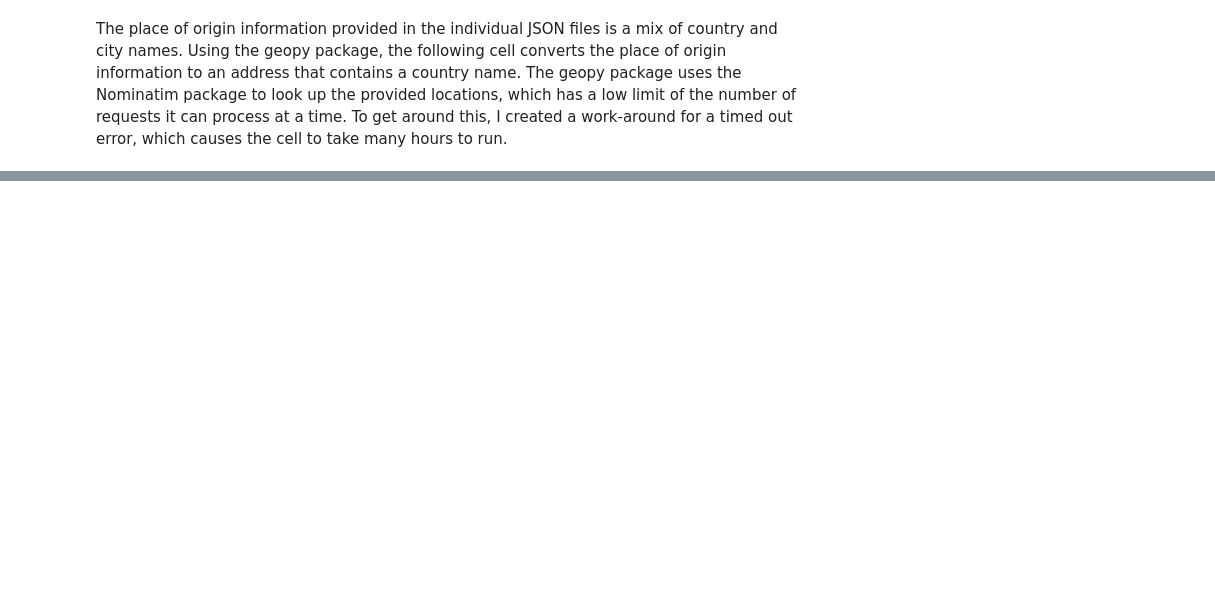
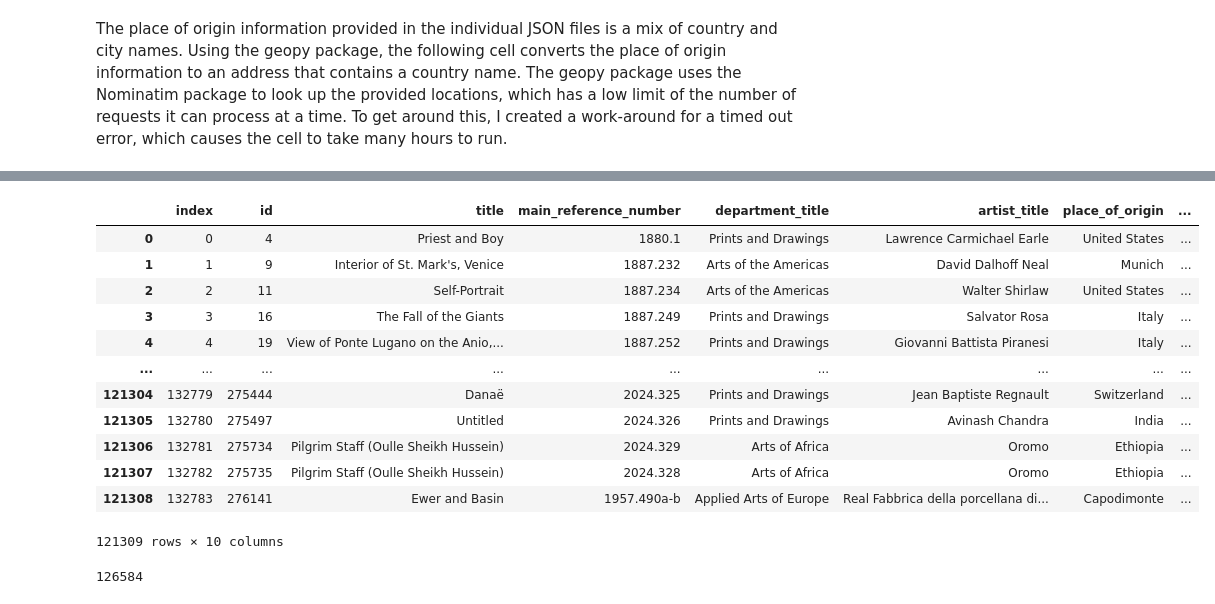
Before and after one commit to mollykstark/SIADS-Milestone-1, a Jupyter notebook: AIC_data_cleaning.ipynb, the cells around one changed output, grey strips where cells are left out. Cells and saved outputs as stored; diff of their text form; code cells hidden in the pictures; blank space fills up the shorter version.

```diff
--- a/AIC_data_cleaning.ipynb
+++ b/AIC_data_cleaning.ipynb
@@ -216,2 +240,44 @@ aic_acquistion = pd.merge(aic_and_origin, id_acquistion_df, on='id')
 # %%
 aic_acquistion.to_csv('aic_data.csv')
+# %%
+aic_acquistion = pd.read_csv('aic_data.csv')
+# %%
+import pycountry_convert as pc
+
+def country_to_continent(country_name):
+    try:
+        country_alpha2 = pc.country_name_to_country_alpha2(country_name)
+        country_continent_code = pc.country_alpha2_to_continent_code(country_alpha2)
+        country_continent_name = pc.convert_continent_code_to_continent_name(country_continent_code)
+        return country_continent_name
+    except KeyError:
+        return None
+# %%
+country_and_continent = []
+
+countries_list = list(set(aic_acquistion['country']))
+for i in range(len(countries_list)):
+    if country_to_continent(countries_list[i]) is not None:
+        country_and_continent.append((countries_list[i],country_to_continent(countries_list[i])))
+
+country_and_continent.append(('Timor-Leste', 'Asia'))
+country_and_continent.append(('DR Congo', 'Africa'))
+country_and_continent.append(('Tibet', 'Asia'))
+# %%
+country_and_continent_df = pd.DataFrame(country_and_continent, columns =['country', 'continent']).dropna()
+aic_continent = pd.merge(aic_acquistion, country_and_continent_df, on='country', how='left')
+aic_continent
+# %% [output]
+|  | index | id | title | main_reference_number | department_title | artist_title | place_of_origin | ... |
+| 0 | 0 | 4 | Priest and Boy | 1880.1 | Prints and Drawings | Lawrence Carmichael Earle | United States | ... |
+| 1 | 1 | 9 | Interior of St. Mark's, Venice | 1887.232 | Arts of the Americas | David Dalhoff Neal | Munich | ... |
+| 2 | 2 | 11 | Self-Portrait | 1887.234 | Arts of the Americas | Walter Shirlaw | United States | ... |
+| 3 | 3 | 16 | The Fall of the Giants | 1887.249 | Prints and Drawings | Salvator Rosa | Italy | ... |
+| 4 | 4 | 19 | View of Ponte Lugano on the Anio,... | 1887.252 | Prints and Drawings | Giovanni Battista Piranesi | Italy | ... |
+| ... | ... | ... | ... | ... | ... | ... | ... | ... |
+| 121304 | 132779 | 275444 | Danaë | 2024.325 | Prints and Drawings | Jean Baptiste Regnault | Switzerland | ... |
+| 121305 | 132780 | 275497 | Untitled | 2024.326 | Prints and Drawings | Avinash Chandra | India | ... |
+| 121306 | 132781 | 275734 | Pilgrim Staff (Oulle Sheikh Hussein) | 2024.329 | Arts of Africa | Oromo | Ethiopia | ... |
+| 121307 | 132782 | 275735 | Pilgrim Staff (Oulle Sheikh Hussein) | 2024.328 | Arts of Africa | Oromo | Ethiopia | ... |
+| 121308 | 132783 | 276141 | Ewer and Basin | 1957.490a-b | Applied Arts of Europe | Real Fabbrica della porcellana di... | Capodimonte | ... |
+121309 rows × 10 columns
@@ -217,0 +286,5 @@ aic_acquistion.to_csv('aic_data.csv')
+# %%
+met = pd.read_csv('CleanMETData.csv')
+len(met[met['Country'].isna()])
+# %% [output]
+126584
```
Also changed, not shown: parts of 40 cells of this notebook, 2 other files.
